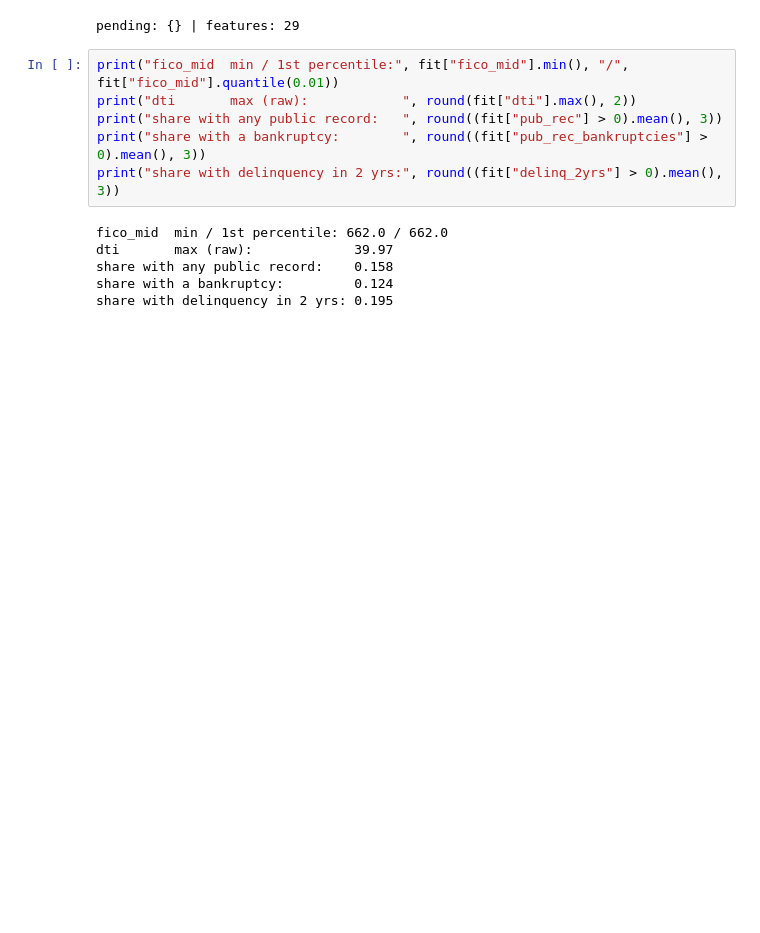
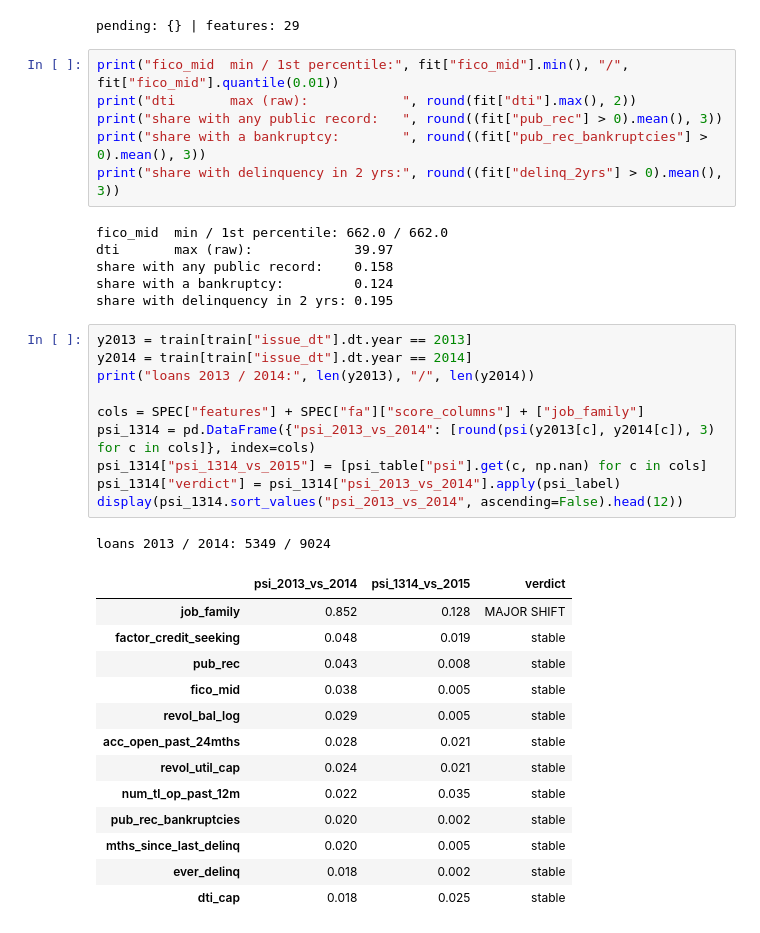
Before and after one commit to Kalki767/credit-risk-assessment, a Jupyter notebook: notebooks/07_stability.ipynb, the cells around one changed output. Cells and saved outputs as stored; diff of their text form; blank space fills up the shorter version.

```diff
--- a/notebooks/07_stability.ipynb
+++ b/notebooks/07_stability.ipynb
@@ -383,3 +383,28 @@ dti       max (raw):             39.97
 share with any public record:    0.158
 share with a bankruptcy:         0.124
 share with delinquency in 2 yrs: 0.195
+# %%
+y2013 = train[train["issue_dt"].dt.year == 2013]
+y2014 = train[train["issue_dt"].dt.year == 2014]
+print("loans 2013 / 2014:", len(y2013), "/", len(y2014))
+
+cols = SPEC["features"] + SPEC["fa"]["score_columns"] + ["job_family"]
+psi_1314 = pd.DataFrame({"psi_2013_vs_2014": [round(psi(y2013[c], y2014[c]), 3) for c in cols]}, index=cols)
+psi_1314["psi_1314_vs_2015"] = [psi_table["psi"].get(c, np.nan) for c in cols]
+psi_1314["verdict"] = psi_1314["psi_2013_vs_2014"].apply(psi_label)
+display(psi_1314.sort_values("psi_2013_vs_2014", ascending=False).head(12))
+# %% [output]
+loans 2013 / 2014: 5349 / 9024
+|  | psi_2013_vs_2014 | psi_1314_vs_2015 | verdict |
+| job_family | 0.852 | 0.128 | MAJOR SHIFT |
+| factor_credit_seeking | 0.048 | 0.019 | stable |
+| pub_rec | 0.043 | 0.008 | stable |
+| fico_mid | 0.038 | 0.005 | stable |
+| revol_bal_log | 0.029 | 0.005 | stable |
+| acc_open_past_24mths | 0.028 | 0.021 | stable |
+| revol_util_cap | 0.024 | 0.021 | stable |
+| num_tl_op_past_12m | 0.022 | 0.035 | stable |
+| pub_rec_bankruptcies | 0.020 | 0.002 | stable |
+| mths_since_last_delinq | 0.020 | 0.005 | stable |
+| ever_delinq | 0.018 | 0.002 | stable |
+| dti_cap | 0.018 | 0.025 | stable |
```
Also changed, not shown: parts of 6 cells of this notebook, 7 other files.
